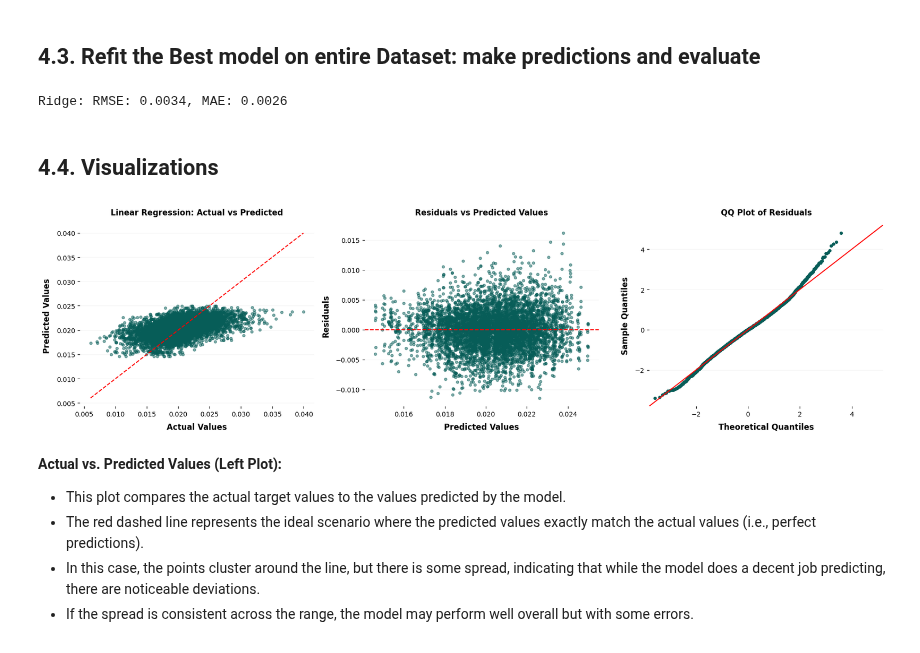
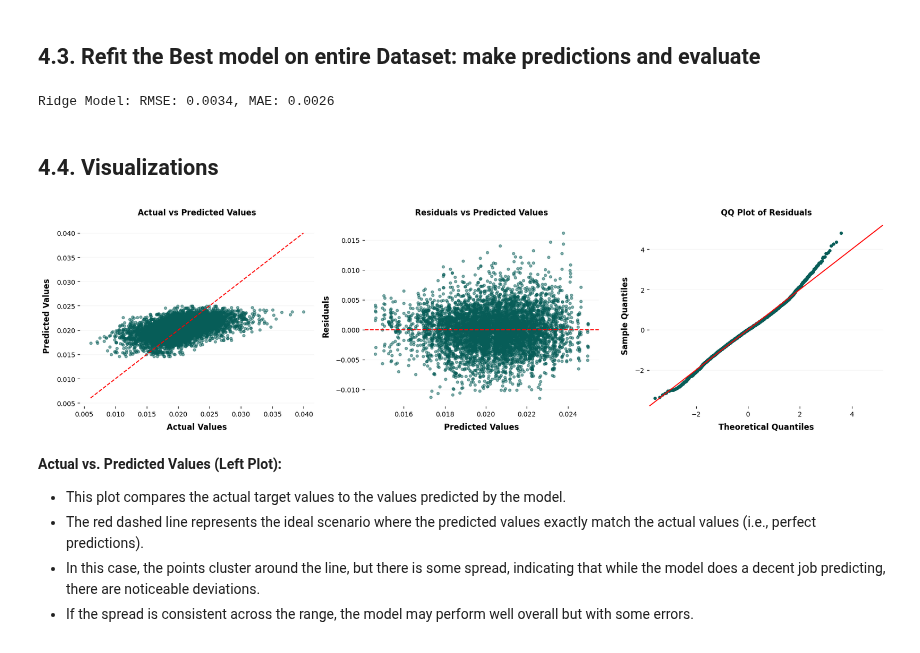
Before and after one commit to SNEE-ICS/PrimaryCareDemandAndCapacity, a Jupyter notebook: notebooks/2a_NumAppointments_forecast.ipynb, the cells around one changed output. Saved outputs shown, nothing was run; the diff lists cells and outputs as text; code cells hidden in the pictures.

```diff
--- a/notebooks/2a_NumAppointments_forecast.ipynb
+++ b/notebooks/2a_NumAppointments_forecast.ipynb
@@ -267,9 +264,7 @@ pop_scenarios['Principal projection'].loc[pop_scenarios['Principal projection'][
 # %% [markdown]
 # 3. Load GP lists data for all areas
 # %%
-gp_list_df = catalog.get_catalog_entry_by_name(
-    "Patients Registered at a GP practice, October 2023"
-).load()
+gp_list_df = catalog.get_catalog_entry_by_name("Patients Registered at a GP practice, October 2023").load()
 # %% [markdown]
 ## 3.1. Feature Engineering
 # %% [markdown]
@@ -616,37 +611,37 @@ y_pred = best_model_overall.predict(X_full)
 rmse_lr = root_mean_squared_error(y_full, y_pred)
 mae_lr = mean_absolute_error(y_full, y_pred)
 
-print(f'{type(best_model_overall.named_steps['model']).__name__}: RMSE: {rmse_lr:.4f}, MAE: {mae_lr:.4f}')
+print(f'{type(best_model_overall.named_steps['model']).__name__} Model: RMSE: {rmse_lr:.4f}, MAE: {mae_lr:.4f}')
 # %% [output]
-Ridge: RMSE: 0.0034, MAE: 0.0026
+Ridge Model: RMSE: 0.0034, MAE: 0.0026
 # %% [markdown]
 ## 4.4. Visualizations
 # %%
 fig, axs = plt.subplots(1, 3, figsize=(18, 5))
 
 # 1. Actual vs Predicted Values
 axs[0].scatter(y_full, y_pred, alpha=0.5)
 axs[0].plot([y_full.min(), y_full.max()], [y_full.min(), y_full.max()], color='red', linestyle='--')
-axs[0].set_title('Linear Regression: Actual vs Predicted')
+axs[0].set_title('Actual vs Predicted Values')
 axs[0].set_xlabel('Actual Values')
 axs[0].set_ylabel('Predicted Values')
 
 # 2. Residuals vs Predicted Values
 residuals = y_full - y_pred
 axs[1].scatter(y_pred, residuals, alpha=0.5)
 axs[1].axhline(0, color='red', linestyle='--')
 axs[1].set_title('Residuals vs Predicted Values')
 axs[1].set_xlabel('Predicted Values')
 axs[1].set_ylabel('Residuals')
 
 # 3. QQ Plot for Residuals
 sm.qqplot(residuals, line='45', fit=True, ax=axs[2])
 axs[2].set_title('QQ Plot of Residuals')
 
 plt.tight_layout()
 plt.show()
 # %% [output]
-[figure, old version]
+[figure, new version]
 # %% [markdown]
 <b>Actual vs. Predicted Values (Left Plot):</b>
 - This plot compares the actual target values to the values predicted by the model.
```
Also changed, not shown: parts of 11 cells of this notebook, 1 other file.
